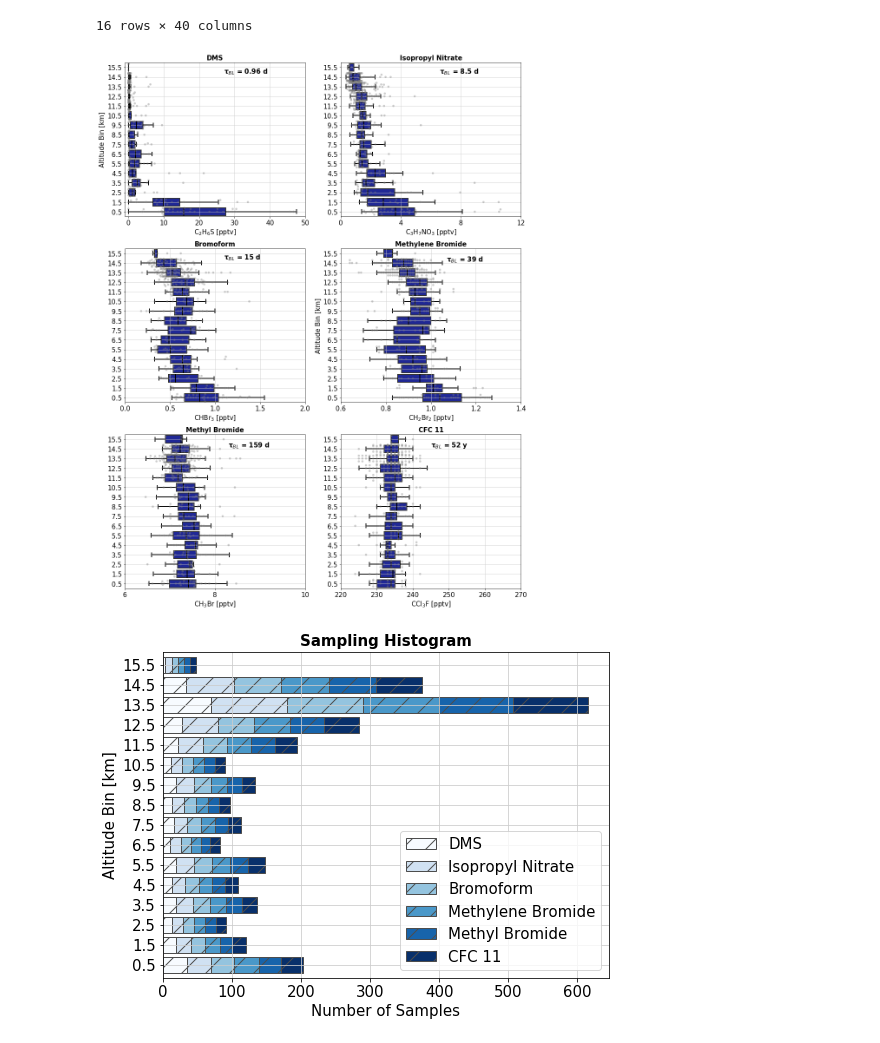
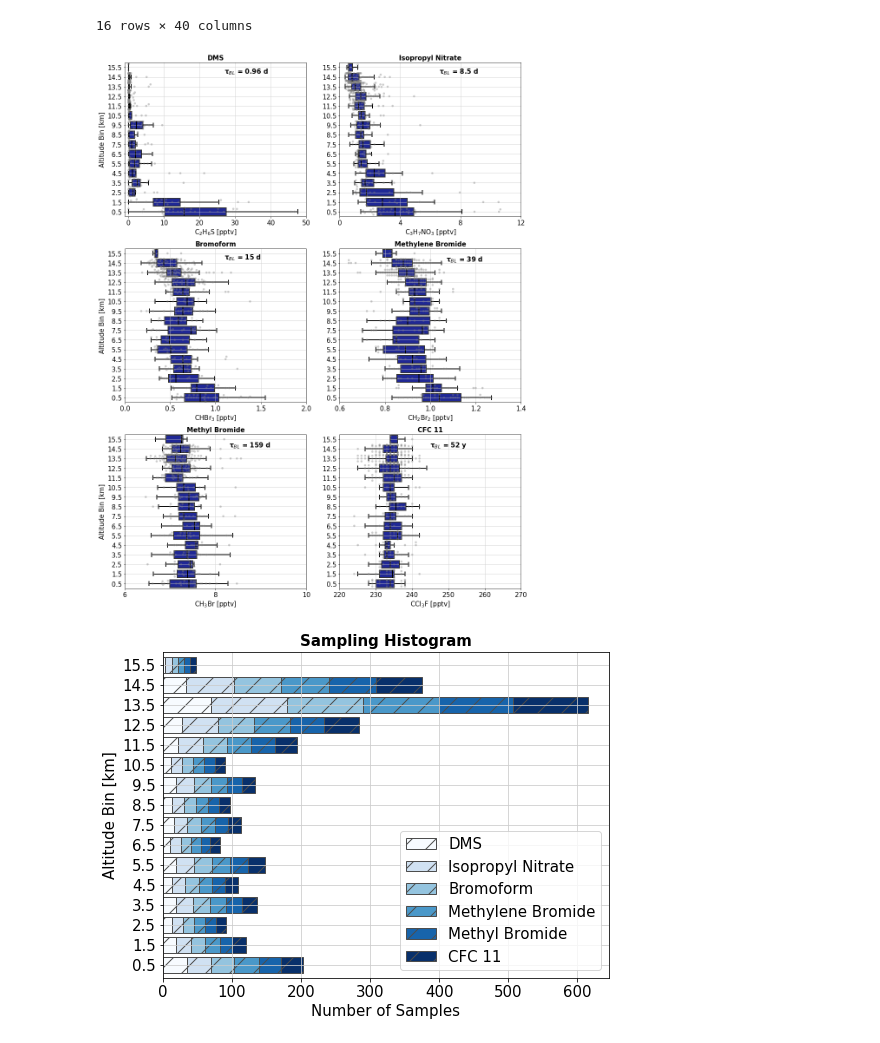
Before and after one commit to schelpon/TTS_2020_HD, a Jupyter notebook: vertical_profiles/AWAS_vertical_profiles_v2.ipynb, the cells around one changed output. Cells and saved outputs as stored; diff of their text form; code cells hidden in the pictures.

```diff
--- a/vertical_profiles/AWAS_vertical_profiles_v2.ipynb
+++ b/vertical_profiles/AWAS_vertical_profiles_v2.ipynb
@@ -200,7 +200,7 @@ tau_str = '\N{GREEK SMALL LETTER TAU}'+ '$_B$$_L$' + ' = ' + str(tau2) + ' d'
 
 # axes, labels, ticks, ....
 axs[1, 0].set_title('Bromoform', fontsize = 15, weight = 'bold')
-axs[1, 0].set_ylabel('')
+axs[1, 0].set_ylabel('Altitude Bin [km]', fontsize = 15)
 
 axs[1, 0].set_xlim([0, 2])
 axs[1, 0].set_xticks(np.arange(0, 2.5, step = 0.5))
@@ -227,7 +227,7 @@ tau_str = '\N{GREEK SMALL LETTER TAU}'+ '$_B$$_L$' + ' = ' + str(tau2) + ' d'
 
 # axes, labels, ticks, ....
 axs[1, 1].set_title('Methylene Bromide', fontsize = 15, weight = 'bold')
-axs[1, 1].set_ylabel('Altitude Bin [km]', fontsize = 15)
+axs[1, 1].set_ylabel(' ')
 
 axs[1, 1].set_xlim([0.6, 1.4])
 axs[1, 1].set_xticks(np.arange(0.6, 1.6, step = 0.2))
@@ -254,7 +254,7 @@ tau_str = '\N{GREEK SMALL LETTER TAU}'+ '$_B$$_L$' + ' = ' + str(tau2) + ' d'
 
 # axes, labels, ticks, ....
 axs[2, 0].set_title('Methyl Bromide', fontsize = 15, weight = 'bold')
-axs[2, 0].set_ylabel('')
+axs[2, 0].set_ylabel('Altitude Bin [km]', fontsize = 15)
 
 axs[2, 0].set_xlim([6, 10])
 axs[2, 0].set_xticks(np.arange(6, 12, step = 2))
@@ -272,34 +272,34 @@ axs[2, 0].annotate(tau_str, (8.1, 14.5), xytext=(8.3, 0.81), fontsize = 15, weig
 axs[2, 1] = sns.boxplot(x = 'CCl3F_CFC_11', y = 'alt_bins', data = awas_df, linewidth = 2, whis = 1.5,
                         color = color_awas, showfliers = False, ax = axs[2, 1], order = np.flipud(alt_bin_labels))
 axs[2, 1] = sns.swarmplot(x = 'CCl3F_CFC_11', y = 'alt_bins', data = awas_df,
                           color = '0.5', alpha = 0.4, ax = axs[2, 1], order = np.flipud(alt_bin_labels))
 plt.setp(axs[2, 1].lines, color = 'k')
 
 # lifetime
 tau = (awas_trc.CCl3F_CFC_11.BL_lifetime)/365
 tau2 = int(round(tau))
 tau_str = '\N{GREEK SMALL LETTER TAU}'+ '$_B$$_L$' + ' = ' + str(tau2) + ' y'
 
 # axes, labels, ticks, ....
 axs[2, 1].set_title('CFC 11', fontsize = 15, weight = 'bold')
 axs[2, 1].set_ylabel('')
 
 axs[2, 1].set_xlim([220, 260])
 axs[2, 1].set_xticks(np.arange(220, 280, step = 10))
 axs[2, 1].set_xlabel(r'CCl$_3$F [pptv]', fontsize=15)
 
 axs[2, 1].tick_params(axis='both', which='major', labelsize=15)
 axs[2, 1].grid(which='major', linestyle='-', color = '0.8')
 
 axs[2, 1].annotate(tau_str, (245, 14.5), xytext=(245, 0.83), fontsize = 15, weight='bold')
 
 # squeeeeeeeze
 fig.tight_layout()
 
 ##### ----------------------------- save
 fig.savefig('awas_vertical_profiles_v2.pdf')
 # %% [output]
-[figure, old version]
+[figure, new version]
 # %%
 
 ##### ----------------------------- ADD BIG PLOT AT BOTTOM
```
Also changed, not shown: 1 other file.
